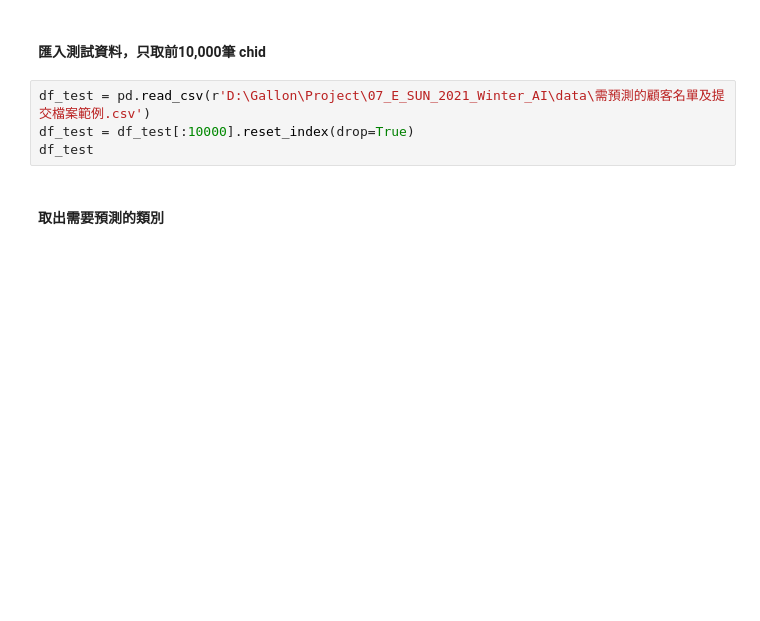
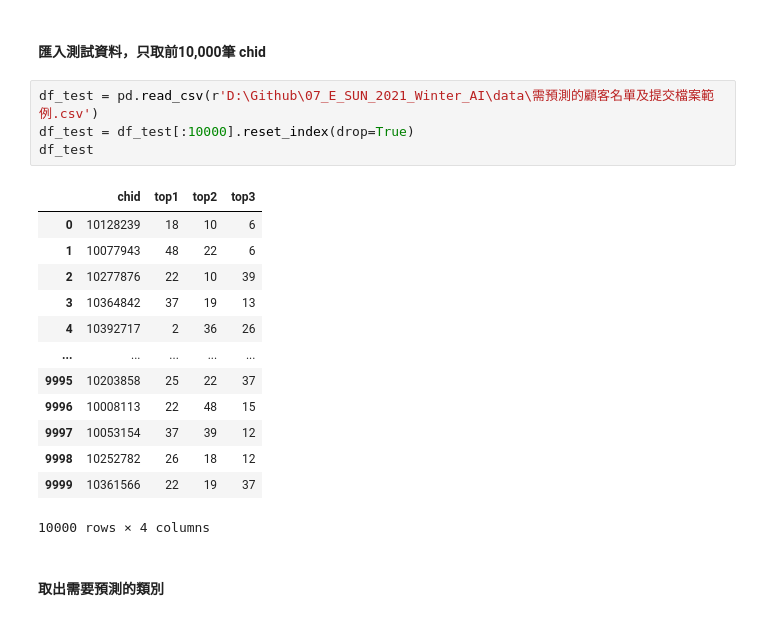
Before and after one commit to GallonShih/Projects, a Jupyter notebook: SideProject/07_E_SUN_2021_Winter_AI/EDA_v1.ipynb, the cells around one changed output. Saved outputs shown, nothing was run; the diff lists cells and outputs as text; blank space fills up the shorter version.

```diff
--- a/SideProject/07_E_SUN_2021_Winter_AI/EDA_v1.ipynb
+++ b/SideProject/07_E_SUN_2021_Winter_AI/EDA_v1.ipynb
@@ -9,9 +9,23 @@ import seaborn as sns
 # %% [markdown]
 #### 匯入測試資料，只取前10,000筆 chid
 # %%
-df_test = pd.read_csv(r'D:\Gallon\Project\07_E_SUN_2021_Winter_AI\data\需預測的顧客名單及提交檔案範例.csv')
+df_test = pd.read_csv(r'D:\Github\07_E_SUN_2021_Winter_AI\data\需預測的顧客名單及提交檔案範例.csv')
 df_test = df_test[:10000].reset_index(drop=True)
 df_test
+# %% [output]
+|  | chid | top1 | top2 | top3 |
+| 0 | 10128239 | 18 | 10 | 6 |
+| 1 | 10077943 | 48 | 22 | 6 |
+| 2 | 10277876 | 22 | 10 | 39 |
+| 3 | 10364842 | 37 | 19 | 13 |
+| 4 | 10392717 | 2 | 36 | 26 |
+| ... | ... | ... | ... | ... |
+| 9995 | 10203858 | 25 | 22 | 37 |
+| 9996 | 10008113 | 22 | 48 | 15 |
+| 9997 | 10053154 | 37 | 39 | 12 |
+| 9998 | 10252782 | 26 | 18 | 12 |
+| 9999 | 10361566 | 22 | 19 | 37 |
+10000 rows × 4 columns
 # %% [markdown]
 #### 取出需要預測的類別
 # %%
```
Also changed, not shown: parts of 1 cell of this notebook, 2 other files.
